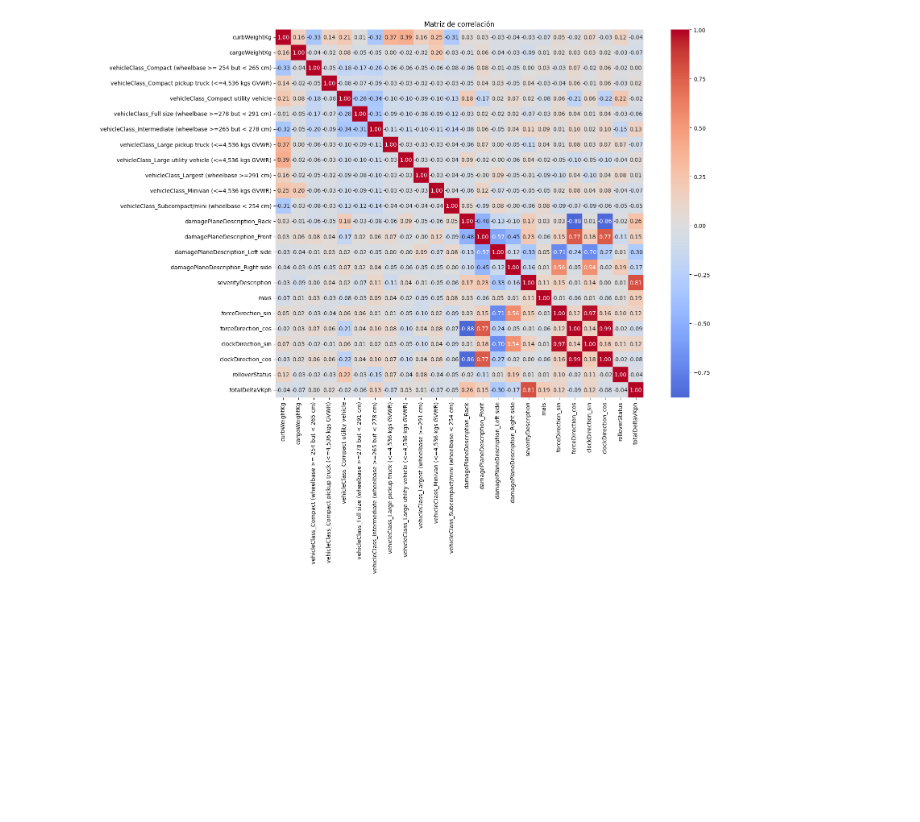
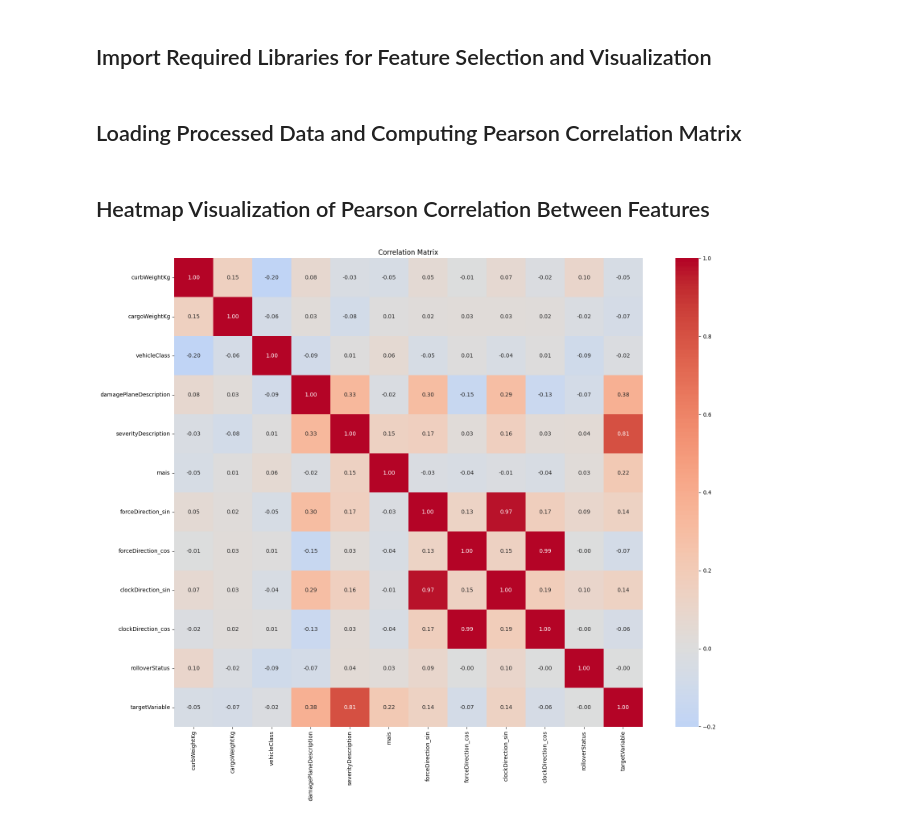
Before and after one commit to V-Alonzo/AI-Collision-Speed-Estimation, a Jupyter notebook: model/data/scripts/analize_tabular_dataset.ipynb, the cells around one changed output. Drawn from its saved outputs; the diff is of its cells as text; code cells hidden in the pictures; blank space fills up the shorter version.

```diff
--- a/model/data/scripts/analize_tabular_dataset.ipynb
+++ b/model/data/scripts/analize_tabular_dataset.ipynb
@@ -1,2 +3,4 @@
+# %% [markdown]
+## Import Required Libraries for Feature Selection and Visualization
 # %%
 import pandas as pd
@@ -3,27 +9,36 @@ import pandas as pd
 import matplotlib.pyplot as plt
 import seaborn as sns
+# %% [markdown]
+## Loading Processed Data and Computing Pearson Correlation Matrix
 # %%
-# Cargar datos
-df_X = pd.read_csv("C:\\Users\\Alyso\\Documents\\ITESM\\Semesters\\8th\\Desarrollo de Aplicaciones Avanzadas\\proyecto_cesvi\\AI-Collision-Speed-Estimation\\model\\data\\CSV\\HF_tabular_processed.csv")
-df_y = pd.read_csv("C:\\Users\\Alyso\\Documents\\ITESM\\Semesters\\8th\\Desarrollo de Aplicaciones Avanzadas\\proyecto_cesvi\\AI-Collision-Speed-Estimation\\model\\data\\CSV\\HF_target_processed.csv")
+# Load the processed feature and target datasets
+df_X = pd.read_csv("C:\\Users\\Alyso\\Documents\\ITESM\\Semesters\\8th\\Desarrollo de Aplicaciones Avanzadas\\proyecto_cesvi\\AI-Collision-Speed-Estimation\\model\\data\\CSV\\dataset_V2\\tabular_features.csv")
+df_y = pd.read_csv("C:\\Users\\Alyso\\Documents\\ITESM\\Semesters\\8th\\Desarrollo de Aplicaciones Avanzadas\\proyecto_cesvi\\AI-Collision-Speed-Estimation\\model\\data\\CSV\\dataset_V2\\tabular_target.csv")
 
+# Combine features and target into a single DataFrame
 df = pd.concat([df_X, df_y], axis=1)
 
-# Matriz de correlación
+# Compute the Pearson correlation matrix
 corr = df.corr(method="pearson")
-
-# Visualización
-plt.figure(figsize=(18, 14))
-sns.heatmap(
-    corr,
-    annot=True,
-    fmt=".2f",
-    cmap="coolwarm",
-    center=0,
-    square=True
-)
-plt.title("Matriz de correlación")
-plt.tight_layout()
-plt.show()
-# %% [output]
-[figure, removed]
+# %% [markdown]
+## Heatmap Visualization of Pearson Correlation Between Features
+# %%
+# Visualize the correlation matrix as a heatmap
+plt.figure(figsize=(18, 14))
+sns.heatmap(
+    corr,
+    annot=True,      # Display correlation coefficients inside each cell
+    fmt=".2f",       # Format values to two decimal places
+    cmap="coolwarm", # Use a diverging color palette
+    center=0,        # Center the colormap at zero
+    square=True      # Make each cell square-shaped
+)
+
+# Add title and adjust layout
+plt.title("Correlation Matrix")
+plt.tight_layout()
+
+# Display the plot
+plt.show()
+# %% [output]
+[figure, added]
```
Also changed, not shown: parts of 6 cells of this notebook, 6 other files.
